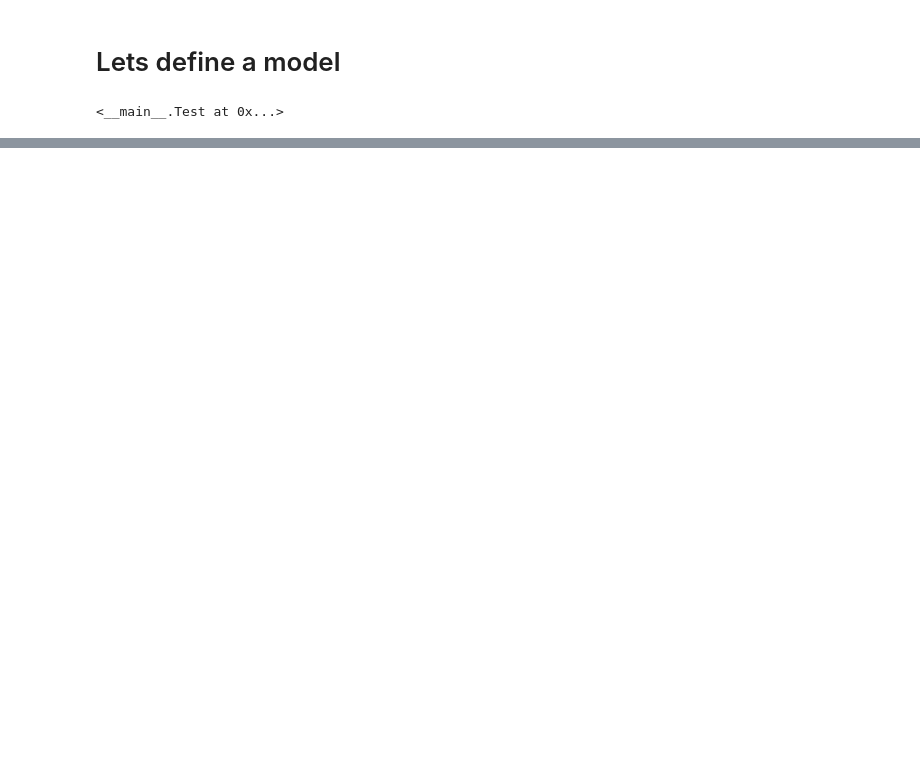
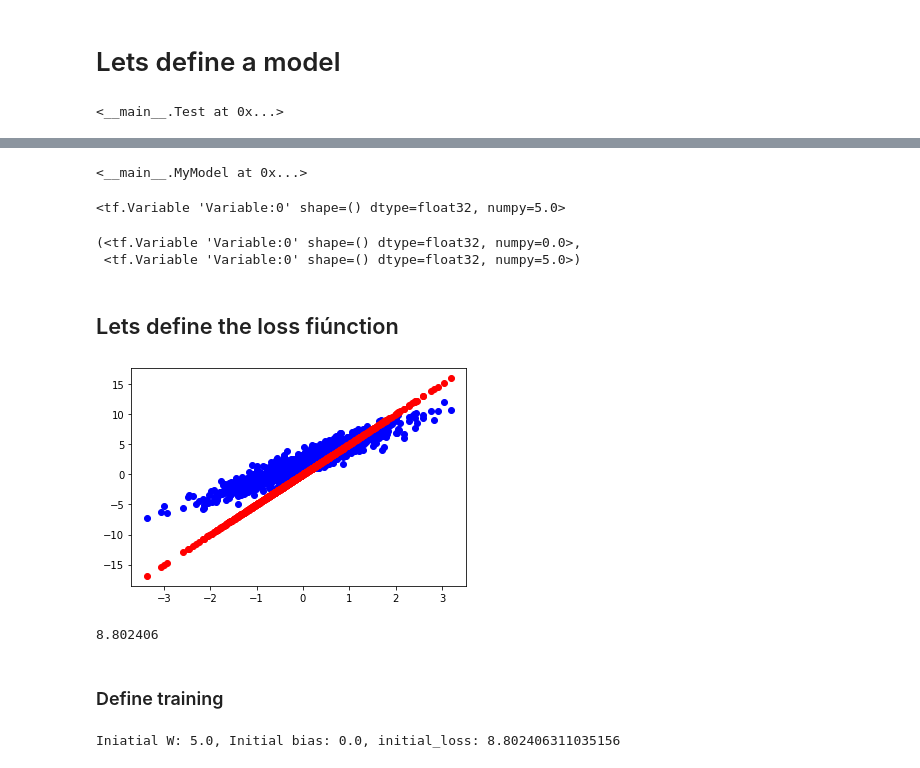
Before and after one commit to ds-fau-ck/DVC-Tensorflow, a Jupyter notebook: research_env/Calculate gradient.ipynb, the cells around one changed output, grey strips where cells are left out. Drawn from its saved outputs; the diff is of its cells as text; code cells hidden in the pictures; blank space fills up the shorter version.

```diff
--- a/research_env/Calculate gradient.ipynb
+++ b/research_env/Calculate gradient.ipynb
@@ -116,0 +121,2 @@ obj
+# %%
+model=MyModel()
@@ -116,0 +127,15 @@ obj
+# %%
+model
+# %% [output]
+<__main__.MyModel at 0x...>
+# %%
+model.w
+# %% [output]
+<tf.Variable 'Variable:0' shape=() dtype=float32, numpy=5.0>
+# %%
+model.variables
+# %% [output]
+(<tf.Variable 'Variable:0' shape=() dtype=float32, numpy=0.0>,
+ <tf.Variable 'Variable:0' shape=() dtype=float32, numpy=5.0>)
+# %% [markdown]
+## Lets define the loss fiúnction
@@ -116,0 +148,14 @@ obj
+# %%
+plt.scatter(x,y,c="b")
+pred_y=model(x)
+plt.scatter(x,pred_y,c="r")
+plt.show()
+# %% [output]
+[figure, added]
+# %%
+current_loss=MSE_loss(y, model(x))
+current_loss.numpy()
+# %% [output]
+8.802406
+# %% [markdown]
+### Define training
@@ -116,0 +172,10 @@ obj
+# %%
+Ws,bs=[],[]
+epochs=100
+learning_rate=0.1
+w=model.w.numpy()
+b=model.b.numpy()
+initial_loss=MSE_loss(y, model(x)).numpy()
+print(f"Iniatial W: {w}, Initial bias: {b}, initial_loss: {initial_loss}")
+# %% [output]
+Iniatial W: 5.0, Initial bias: 0.0, initial_loss: 8.802406311035156
```
Also changed, not shown: parts of 10 cells of this notebook.
